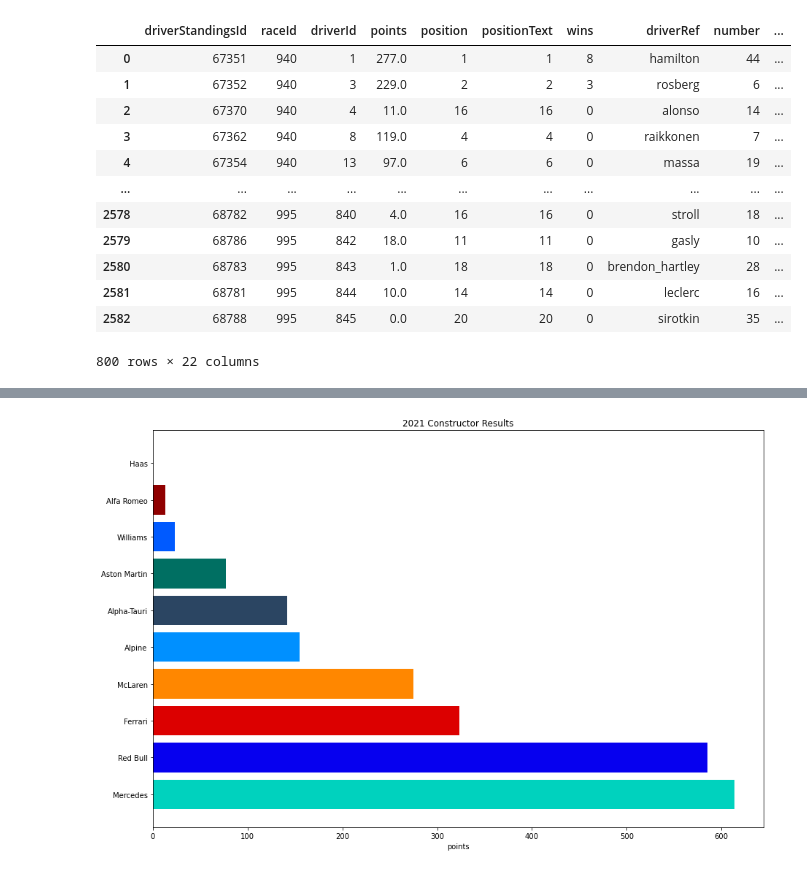
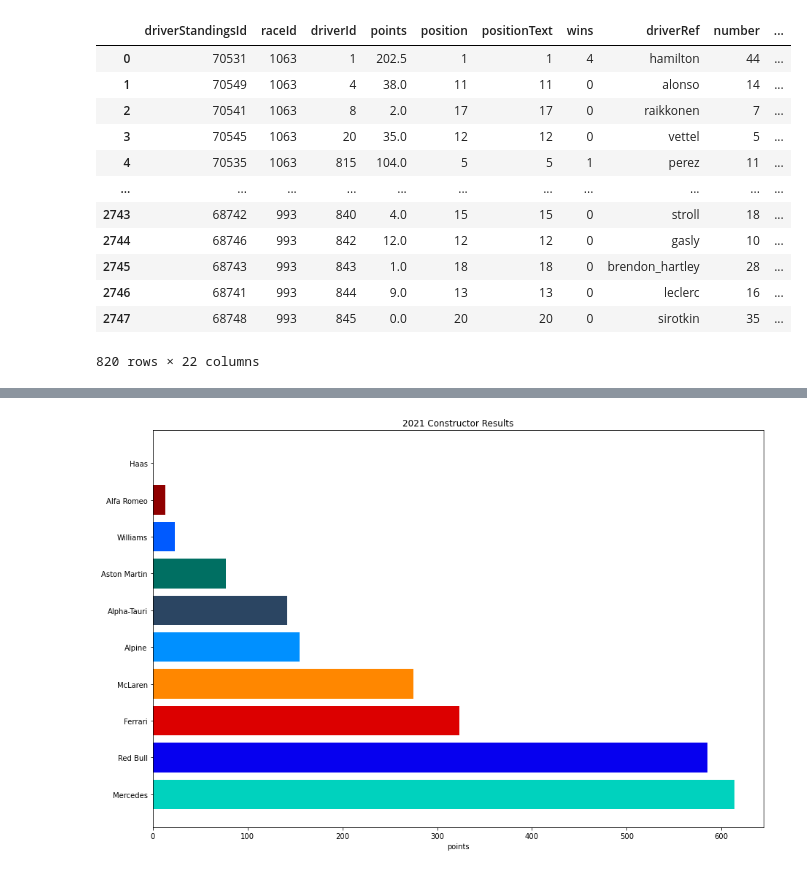
Before and after one commit to rb25s13/Web-Design-Challenge, a Jupyter notebook: resources/2021/source.ipynb, the cells around one changed output, grey strips where cells are left out. Saved outputs shown, nothing was run; the diff lists cells and outputs as text; code cells hidden in the pictures.

```diff
--- a/resources/2021/source.ipynb
+++ b/resources/2021/source.ipynb
@@ -24,24 +24,24 @@ driver_standings = pd.read_csv(driver_standings_path)
 status = pd.read_csv(status_path)
 drivers = pd.read_csv(drivers_path)
 # %%
-ds1420 = driver_standings[driver_standings['raceId'] >= 900]
-ds1420 = pd.merge(ds1420, drivers, on='driverId').sort_values(by='driverId')
-ds1420 = pd.merge(ds1420, races, on="raceId").groupby('year')
-ds1420.head(100)
+ds1421 = driver_standings[driver_standings['raceId'] >= 900]
+ds1421 = pd.merge(ds1421, drivers, on='driverId').sort_values(by='driverId')
+ds1421 = pd.merge(ds1421, races, on="raceId").groupby('year')
+ds1421.head(100)
 # %% [output]
 |  | driverStandingsId | raceId | driverId | points | position | positionText | wins | driverRef | number | ... |
-| 0 | 67351 | 940 | 1 | 277.0 | 1 | 1 | 8 | hamilton | 44 | ... |
-| 1 | 67352 | 940 | 3 | 229.0 | 2 | 2 | 3 | rosberg | 6 | ... |
-| 2 | 67370 | 940 | 4 | 11.0 | 16 | 16 | 0 | alonso | 14 | ... |
-| 3 | 67362 | 940 | 8 | 119.0 | 4 | 4 | 0 | raikkonen | 7 | ... |
-| 4 | 67354 | 940 | 13 | 97.0 | 6 | 6 | 0 | massa | 19 | ... |
+| 0 | 70531 | 1063 | 1 | 202.5 | 1 | 1 | 4 | hamilton | 44 | ... |
+| 1 | 70549 | 1063 | 4 | 38.0 | 11 | 11 | 0 | alonso | 14 | ... |
+| 2 | 70541 | 1063 | 8 | 2.0 | 17 | 17 | 0 | raikkonen | 7 | ... |
+| 3 | 70545 | 1063 | 20 | 35.0 | 12 | 12 | 0 | vettel | 5 | ... |
+| 4 | 70535 | 1063 | 815 | 104.0 | 5 | 5 | 1 | perez | 11 | ... |
 | ... | ... | ... | ... | ... | ... | ... | ... | ... | ... | ... |
-| 2578 | 68782 | 995 | 840 | 4.0 | 16 | 16 | 0 | stroll | 18 | ... |
-| 2579 | 68786 | 995 | 842 | 18.0 | 11 | 11 | 0 | gasly | 10 | ... |
-| 2580 | 68783 | 995 | 843 | 1.0 | 18 | 18 | 0 | brendon_hartley | 28 | ... |
-| 2581 | 68781 | 995 | 844 | 10.0 | 14 | 14 | 0 | leclerc | 16 | ... |
-| 2582 | 68788 | 995 | 845 | 0.0 | 20 | 20 | 0 | sirotkin | 35 | ... |
+| 2743 | 68742 | 993 | 840 | 4.0 | 15 | 15 | 0 | stroll | 18 | ... |
+| 2744 | 68746 | 993 | 842 | 12.0 | 12 | 12 | 0 | gasly | 10 | ... |
+| 2745 | 68743 | 993 | 843 | 1.0 | 18 | 18 | 0 | brendon_hartley | 28 | ... |
+| 2746 | 68741 | 993 | 844 | 9.0 | 13 | 13 | 0 | leclerc | 16 | ... |
+| 2747 | 68748 | 993 | 845 | 0.0 | 20 | 20 | 0 | sirotkin | 35 | ... |
-800 rows × 22 columns
+820 rows × 22 columns
 # %%
 ps_df = pd.merge(pit_stops, races, on='raceId')
 # ps_df['driverRef'] = drivers['driverRef']
```
Also changed, not shown: parts of 7 cells of this notebook, 17 other files.
